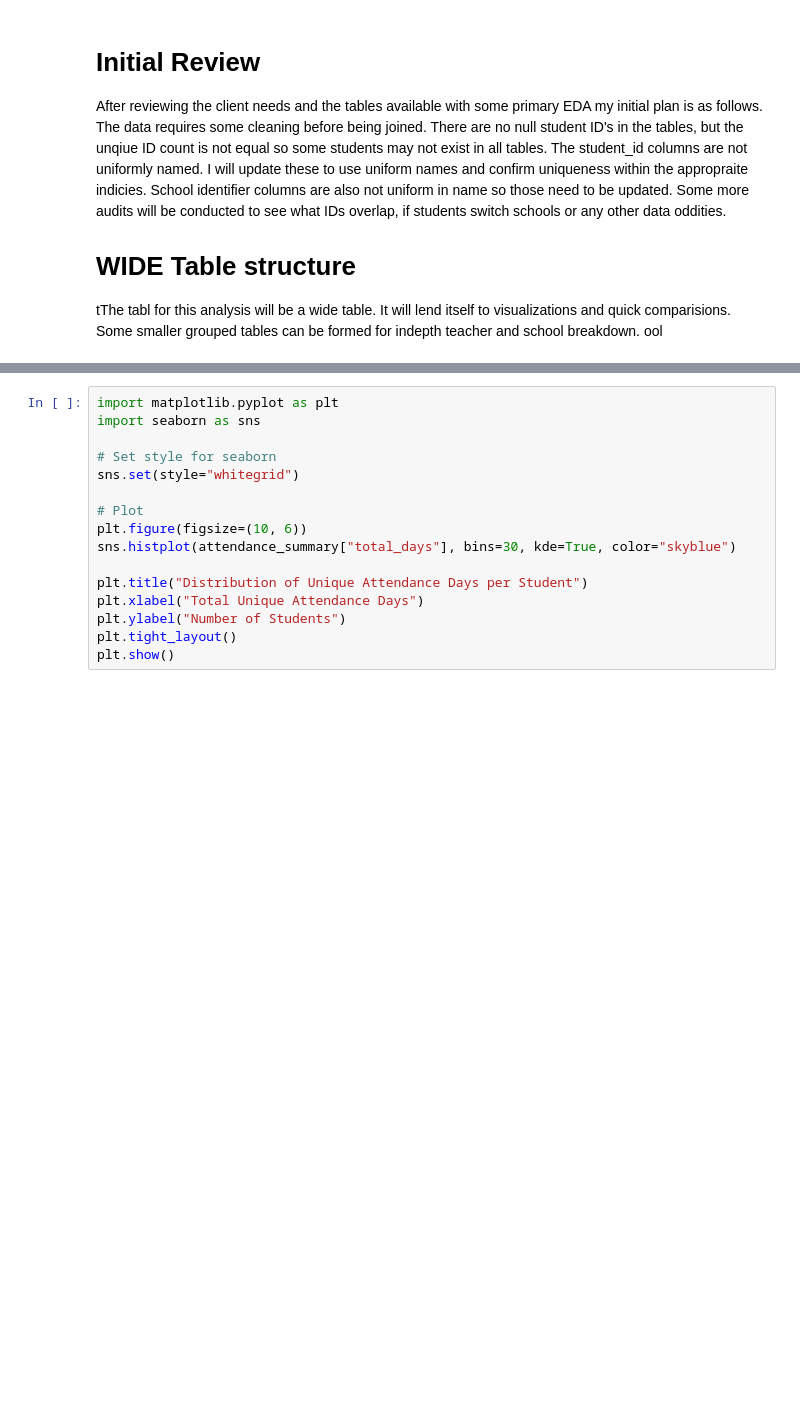
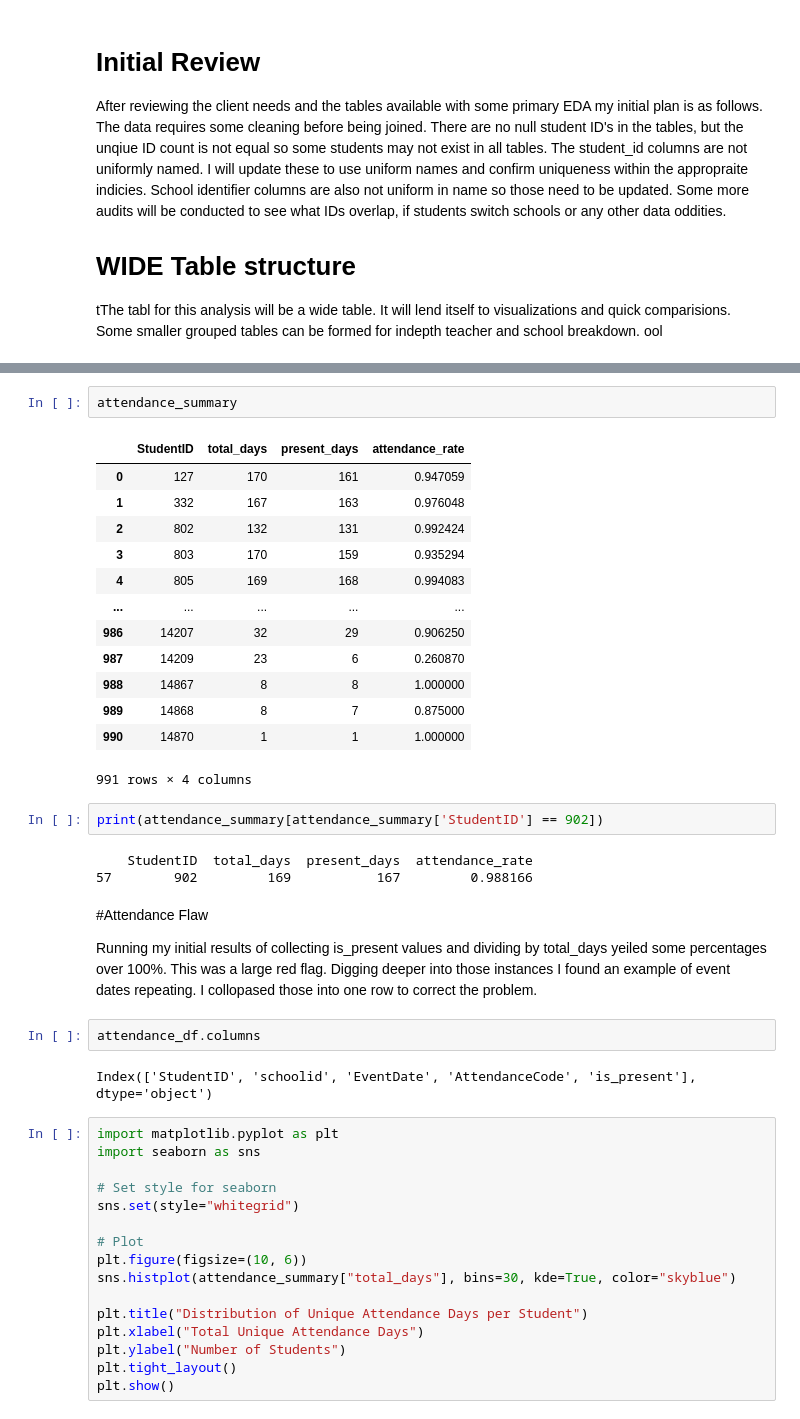
Before and after one commit to aerler101-1/CEMD, a Jupyter notebook: CEMD.ipynb, the cells around one changed output, grey strips where cells are left out. Cells and saved outputs as stored; diff of their text form; blank space fills up the shorter version.

```diff
--- a/CEMD.ipynb
+++ b/CEMD.ipynb
@@ -183,3 +229,32 @@ attendance_summary.head()
+# %%
+attendance_summary
+# %% [output]
+|  | StudentID | total_days | present_days | attendance_rate |
+| 0 | 127 | 170 | 161 | 0.947059 |
+| 1 | 332 | 167 | 163 | 0.976048 |
+| 2 | 802 | 132 | 131 | 0.992424 |
+| 3 | 803 | 170 | 159 | 0.935294 |
+| 4 | 805 | 169 | 168 | 0.994083 |
+| ... | ... | ... | ... | ... |
+| 986 | 14207 | 32 | 29 | 0.906250 |
+| 987 | 14209 | 23 | 6 | 0.260870 |
+| 988 | 14867 | 8 | 8 | 1.000000 |
+| 989 | 14868 | 8 | 7 | 0.875000 |
+| 990 | 14870 | 1 | 1 | 1.000000 |
+991 rows × 4 columns
+# %%
+print(attendance_summary[attendance_summary['StudentID'] == 902])
+# %% [output]
+    StudentID  total_days  present_days  attendance_rate
+57        902         169           167         0.988166
+# %% [markdown]
+#Attendance Flaw
+
+Running my initial results of collecting is_present values and dividing by total_days yeiled some percentages over 100%. This was a large red flag. Digging deeper into those instances I found an example of event dates repeating. I collopased those into one row to correct the problem.
+# %%
+attendance_df.columns
+# %% [output]
+Index(['StudentID', 'schoolid', 'EventDate', 'AttendanceCode', 'is_present'], dtype='object')
 # %%
 import matplotlib.pyplot as plt
 import seaborn as sns
```
Also changed, not shown: parts of 11 cells of this notebook, 1 other file.
